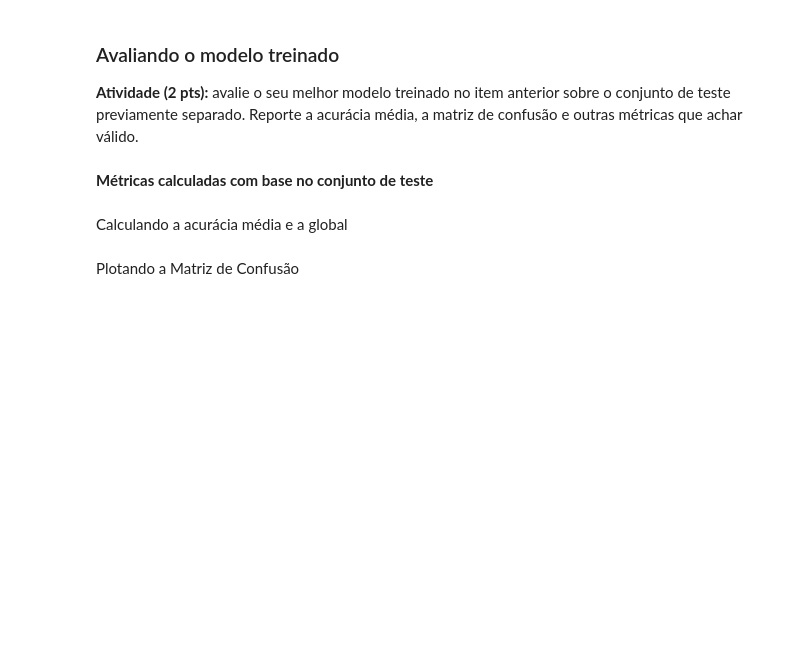
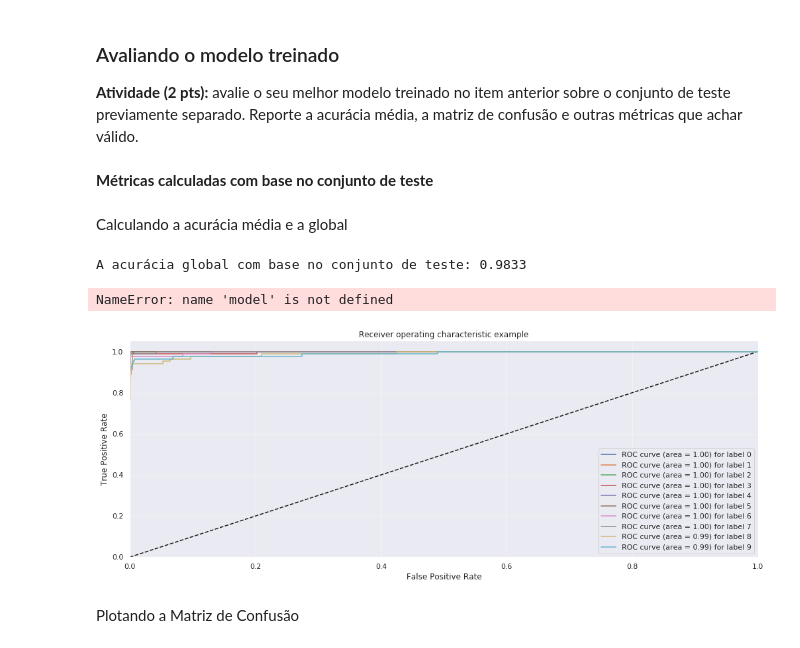
Before and after one commit to danielemontenegro/cursoAprendizadoSuperII, a Jupyter notebook: assignment-1.ipynb/assignment-1.ipynb, the cells around one changed output. Cells and saved outputs as stored; diff of their text form; code cells hidden in the pictures; blank space fills up the shorter version.

Commit message:
adcionando as métricas do modelo

```diff
--- a/assignment-1.ipynb/assignment-1.ipynb
+++ b/assignment-1.ipynb/assignment-1.ipynb
@@ -127,10 +127,10 @@ def getSVM(k):
         return svm.SVC(kernel='poly', degree=8, gamma="auto")
     elif k == 1:
         # Radial Basis Function kernal
-        return svm.SVC(kernel='rbf', gamma="auto")
+        return svm.SVC(kernel='rbf', gamma="scale")
     elif k == 2:
         # Sigmoid kernal
-        return svm.SVC(kernel='sigmoid', gamma="auto")
+        return svm.SVC(kernel='sigmoid', gamma="scale")
     elif k == 3:
         # Linear kernal
-        return svm.SVC(kernel='linear', gamma="auto")
+        return svm.SVC(kernel='linear')
@@ -161,0 +171,3 @@ weighted avg       0.98      0.98      0.98       270
+# %%
+svm_rbf = svm.SVC(kernel='rbf', gamma="scale")
+svm_rbf.fit(x_train, y_train)
@@ -216,2 +232,4 @@ from sklearn.metrics import balanced_accuracy_score
 # %%
-#print('A acurácia global com base no conjunto de teste: {0:0.4f}'.format(accuracy_score(y_test, y_pred_poly)))
+print('A acurácia global com base no conjunto de teste: {0:0.4f}'.format(accuracy_score(y_test, y_pred)))
+# %% [output]
+A acurácia global com base no conjunto de teste: 0.9833
@@ -218,2 +238,18 @@ from sklearn.metrics import balanced_accuracy_score
+# %%
+results = cross_val_score(model, x_train, y_train, cv = 5, scoring = 'accuracy')
+
+def intervalo(results):
+    mean = results.mean()
+    dv = results.std()
+    print('Acurácia média: {:.2f}%'.format(mean*100))
+    print('Intervalo de acurácia: [{:.2f}% ~ {:.2f}%]'.format((mean - 2*dv)*100, (mean + 2*dv)*100))
+
+intervalo(results)
+# %% [output]
+NameError: name 'model' is not defined
+# %%
+plot_multiclass_roc(svm_rbf, x_test, y_test, 10)
+# %% [output]
+[figure, added]
 # %% [markdown]
 Plotando a Matriz de Confusão
```
Also changed, not shown: parts of 10 cells of this notebook.
